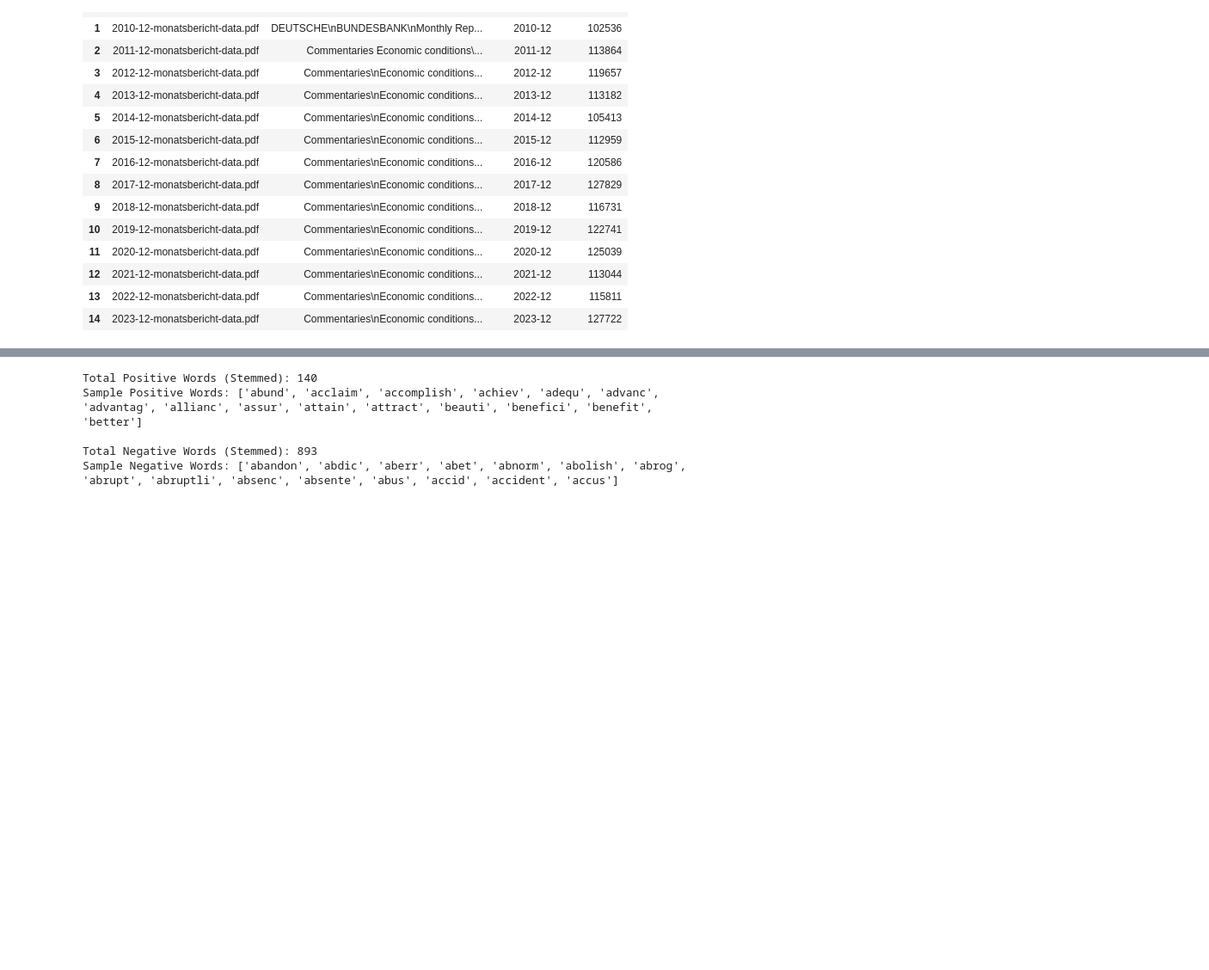
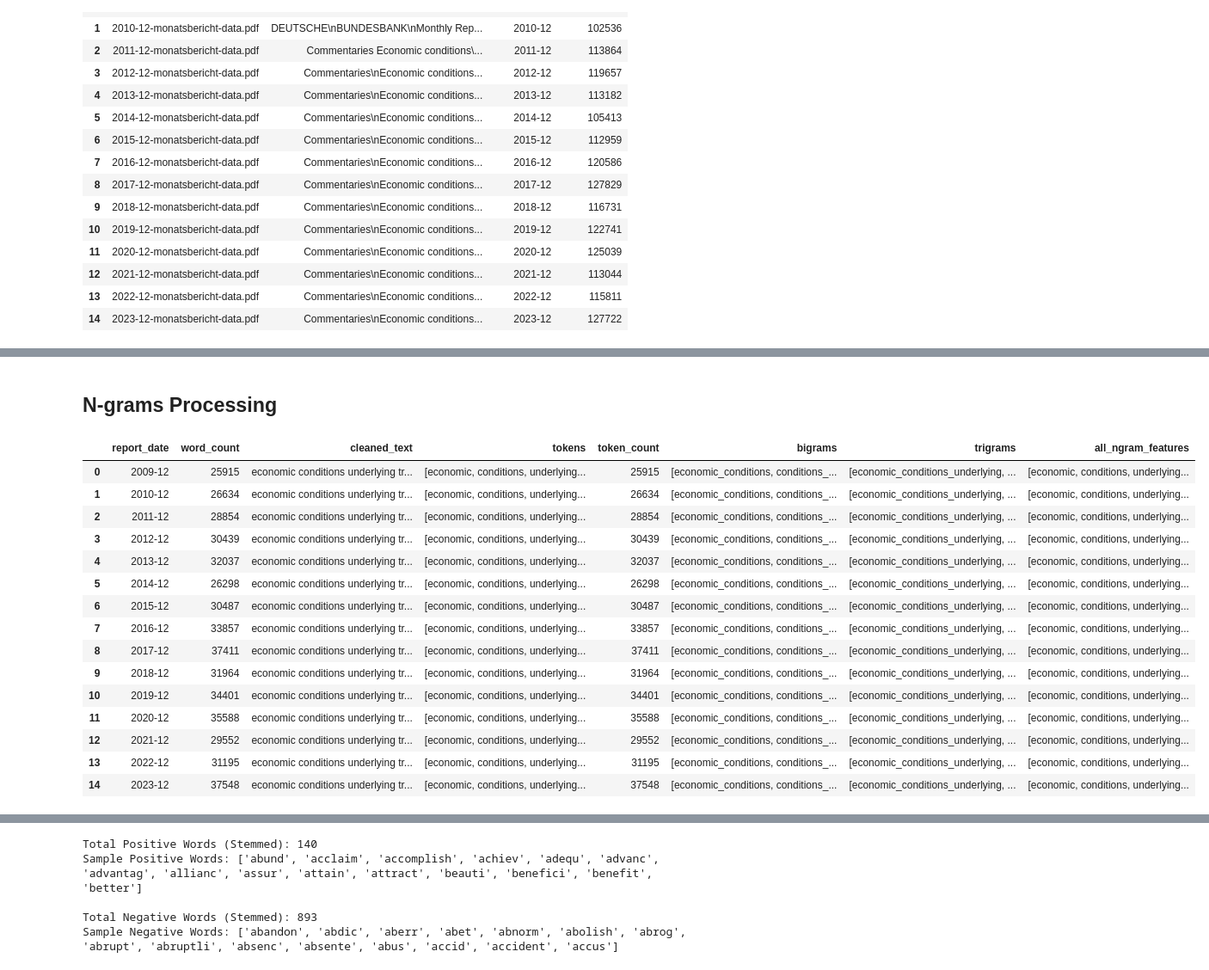
Before and after one commit to NhiPK/MLforEcon, a Jupyter notebook: TextProcessing.ipynb, the cells around one changed output, grey strips where cells are left out. Shown at 86% size. Cells and saved outputs as stored; diff of their text form; code cells hidden in the pictures; blank space fills up the shorter version.

```diff
--- a/TextProcessing.ipynb
+++ b/TextProcessing.ipynb
@@ -142,0 +146,12 @@ display(df_sentiment)
+# %%
+# Clean white spaces, convert to lowercase and remove punctuation
+punctuation_pattern = f"[{''.join([f'\\{c}' for c in string.punctuation])}]"
+df_sentiment['cleaned_text'] = (
+    df_sentiment['text']
+    .str.replace(r'\s+', ' ', regex=True)
+    .str.lower()
+    .str.replace(punctuation_pattern, '', regex=True)
+)
+
+# Drop file_name and full text columns to keep the DataFrame clean for further analysis
+df_sentiment = df_sentiment.drop(columns=["file_name", "text"])
@@ -142,0 +160,7 @@ display(df_sentiment)
+# %%
+# Tokenize cleaned text
+df_sentiment['tokens'] = df_sentiment['cleaned_text'].apply(word_tokenize)
+
+# Token counts
+df_sentiment["token_count"] = df_sentiment["tokens"].apply(len)
+display(df_sentiment)
@@ -222,0 +349,55 @@ display(df_sentiment)
+# %% [markdown]
+## N-grams Processing
+# %%
+from nltk.util import ngrams
+
+def generate_ngrams(token_list, n=2):
+    """
+    Generate N-grams from a list of tokens.
+    Returns a list of space-separated N-gram strings.
+    """
+    if not isinstance(token_list, list) or len(token_list) < n:
+        return []
+
+    # 1. Use NLTK's ngrams utility to create tuples of size n
+    # Output: [('long', 'term'), ('term', 'debt')]
+    ngram_tuples = list(ngrams(token_list, n))
+
+    # 2. Join the tuples with underscores or spaces to represent single features
+    # Standard NLP convention often uses underscore (e.g., 'long_term')
+    # to keep them as single tokens in downstream TF-IDF
+    ngram_strings = ["_".join(words) for words in ngram_tuples]
+
+    return ngram_strings
+
+
+df_sentiment['bigrams'] = df_sentiment['tokens'].apply(lambda x: generate_ngrams(x, n=2)) # Generate Bigrams (2-grams)
+
+
+df_sentiment['trigrams'] = df_sentiment['tokens'].apply(lambda x: generate_ngrams(x, n=3)) # Generate Trigrams (3-grams)
+
+df_sentiment['all_ngram_features'] = df_sentiment.apply(
+    lambda row: row['tokens'] + row['bigrams'] + row['trigrams'],
+    axis=1
+) # Combine Unigrams
+
+df_sentiment['cleaned_text'] = df_sentiment['all_ngram_features'].apply(lambda tokens: ' '.join(tokens))
+
+display(df_sentiment)
+# %% [output]
+|  | report_date | word_count | cleaned_text | tokens | token_count | bigrams | trigrams | all_ngram_features |
+| 0 | 2009-12 | 25915 | economic conditions underlying tr... | [economic, conditions, underlying... | 25915 | [economic_conditions, conditions_... | [economic_conditions_underlying, ... | [economic, conditions, underlying... |
+| 1 | 2010-12 | 26634 | economic conditions underlying tr... | [economic, conditions, underlying... | 26634 | [economic_conditions, conditions_... | [economic_conditions_underlying, ... | [economic, conditions, underlying... |
+| 2 | 2011-12 | 28854 | economic conditions underlying tr... | [economic, conditions, underlying... | 28854 | [economic_conditions, conditions_... | [economic_conditions_underlying, ... | [economic, conditions, underlying... |
+| 3 | 2012-12 | 30439 | economic conditions underlying tr... | [economic, conditions, underlying... | 30439 | [economic_conditions, conditions_... | [economic_conditions_underlying, ... | [economic, conditions, underlying... |
+| 4 | 2013-12 | 32037 | economic conditions underlying tr... | [economic, conditions, underlying... | 32037 | [economic_conditions, conditions_... | [economic_conditions_underlying, ... | [economic, conditions, underlying... |
+| 5 | 2014-12 | 26298 | economic conditions underlying tr... | [economic, conditions, underlying... | 26298 | [economic_conditions, conditions_... | [economic_conditions_underlying, ... | [economic, conditions, underlying... |
+| 6 | 2015-12 | 30487 | economic conditions underlying tr... | [economic, conditions, underlying... | 30487 | [economic_conditions, conditions_... | [economic_conditions_underlying, ... | [economic, conditions, underlying... |
+| 7 | 2016-12 | 33857 | economic conditions underlying tr... | [economic, conditions, underlying... | 33857 | [economic_conditions, conditions_... | [economic_conditions_underlying, ... | [economic, conditions, underlying... |
+| 8 | 2017-12 | 37411 | economic conditions underlying tr... | [economic, conditions, underlying... | 37411 | [economic_conditions, conditions_... | [economic_conditions_underlying, ... | [economic, conditions, underlying... |
+| 9 | 2018-12 | 31964 | economic conditions underlying tr... | [economic, conditions, underlying... | 31964 | [economic_conditions, conditions_... | [economic_conditions_underlying, ... | [economic, conditions, underlying... |
+| 10 | 2019-12 | 34401 | economic conditions underlying tr... | [economic, conditions, underlying... | 34401 | [economic_conditions, conditions_... | [economic_conditions_underlying, ... | [economic, conditions, underlying... |
+| 11 | 2020-12 | 35588 | economic conditions underlying tr... | [economic, conditions, underlying... | 35588 | [economic_conditions, conditions_... | [economic_conditions_underlying, ... | [economic, conditions, underlying... |
+| 12 | 2021-12 | 29552 | economic conditions underlying tr... | [economic, conditions, underlying... | 29552 | [economic_conditions, conditions_... | [economic_conditions_underlying, ... | [economic, conditions, underlying... |
+| 13 | 2022-12 | 31195 | economic conditions underlying tr... | [economic, conditions, underlying... | 31195 | [economic_conditions, conditions_... | [economic_conditions_underlying, ... | [economic, conditions, underlying... |
+| 14 | 2023-12 | 37548 | economic conditions underlying tr... | [economic, conditions, underlying... | 37548 | [economic_conditions, conditions_... | [economic_conditions_underlying, ... | [economic, conditions, underlying... |
```
Also changed, not shown: parts of 21 cells of this notebook.
